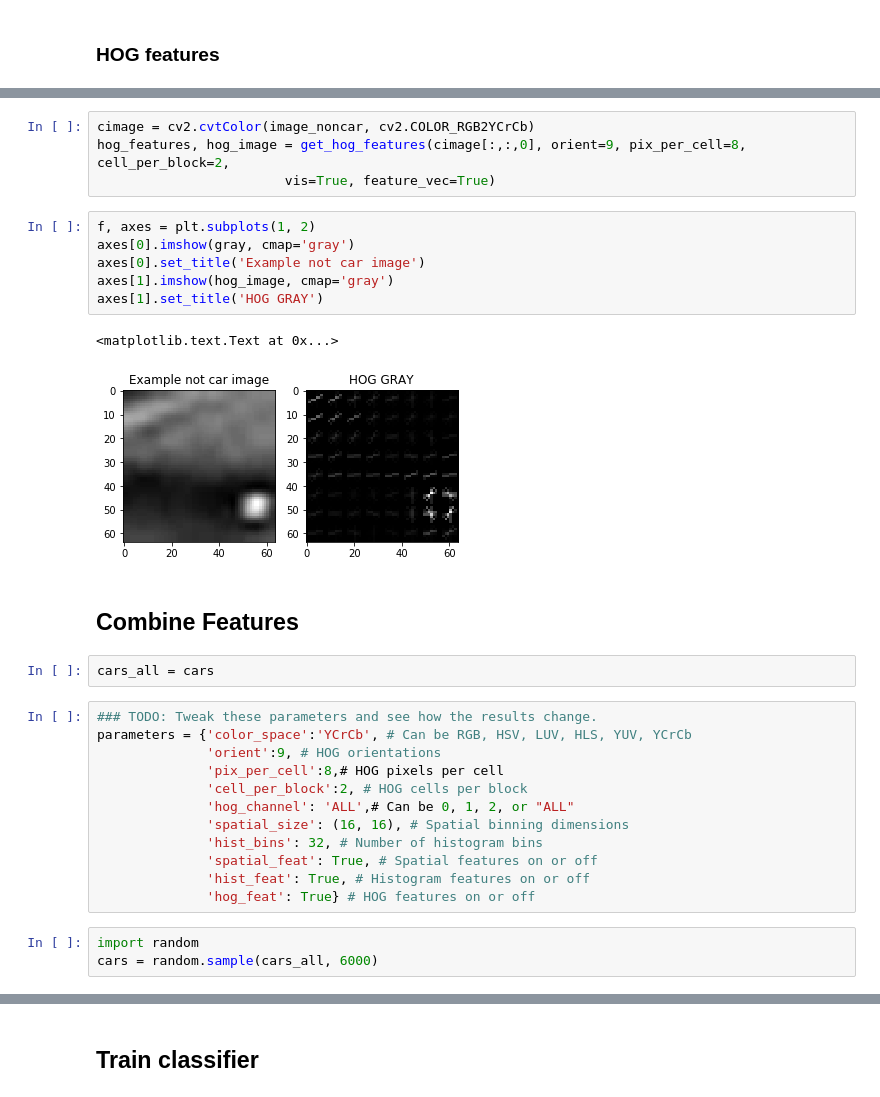
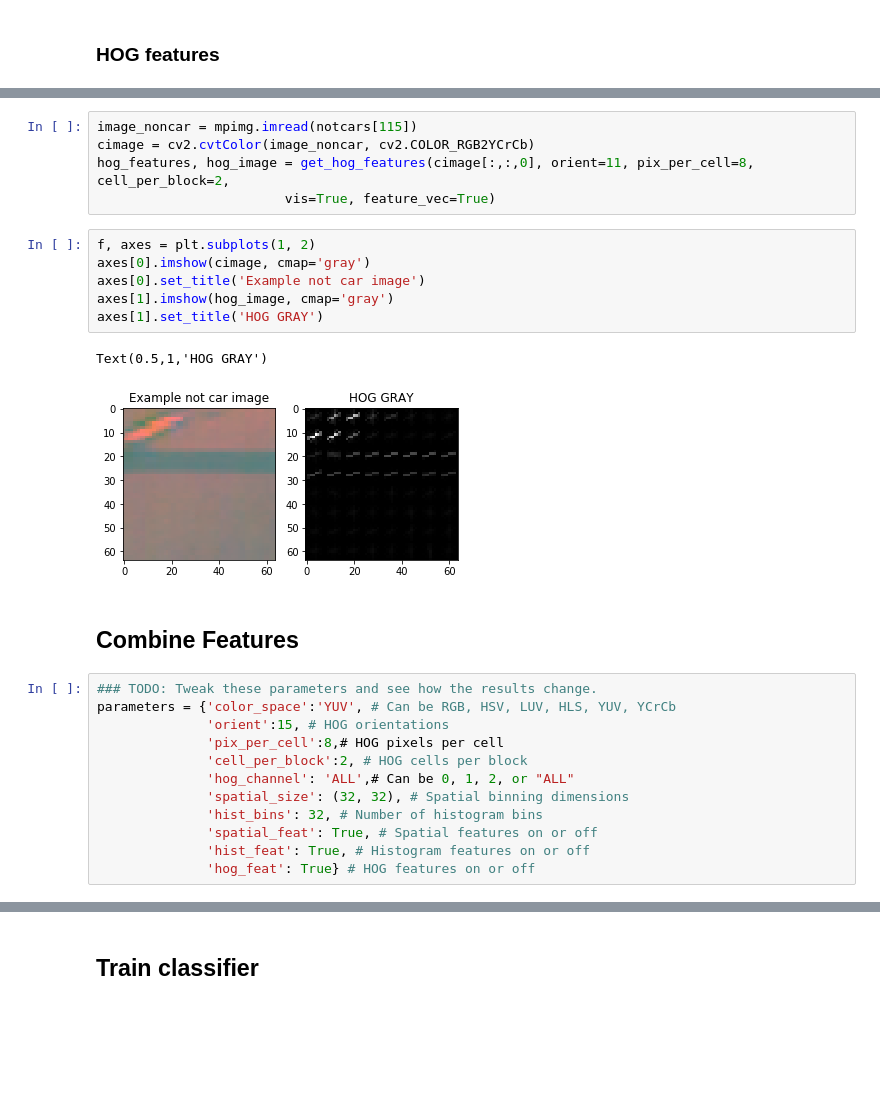
Before and after one commit to shuangxia/self-driving-car-engineer, a Jupyter notebook: P5-submission/vehicles_detection.ipynb, the cells around one changed output, grey strips where cells are left out. Saved outputs shown, nothing was run; the diff lists cells and outputs as text; blank space fills up the shorter version.

```diff
--- a/P5-submission/vehicles_detection.ipynb
+++ b/P5-submission/vehicles_detection.ipynb
@@ -125,34 +124,30 @@ axes[1].set_title('HOG GRAY')
 # %%
+image_noncar = mpimg.imread(notcars[115])
 cimage = cv2.cvtColor(image_noncar, cv2.COLOR_RGB2YCrCb)
-hog_features, hog_image = get_hog_features(cimage[:,:,0], orient=9, pix_per_cell=8, cell_per_block=2,
+hog_features, hog_image = get_hog_features(cimage[:,:,0], orient=11, pix_per_cell=8, cell_per_block=2,
                         vis=True, feature_vec=True)
 # %%
 f, axes = plt.subplots(1, 2)
-axes[0].imshow(gray, cmap='gray')
+axes[0].imshow(cimage, cmap='gray')
 axes[0].set_title('Example not car image')
 axes[1].imshow(hog_image, cmap='gray')
 axes[1].set_title('HOG GRAY')
 # %% [output]
-<matplotlib.text.Text at 0x...>
+Text(0.5,1,'HOG GRAY')
-[figure, old version]
+[figure, new version]
 # %% [markdown]
 ## Combine Features
-# %%
-cars_all = cars
 # %%
 ### TODO: Tweak these parameters and see how the results change.
-parameters = {'color_space':'YCrCb', # Can be RGB, HSV, LUV, HLS, YUV, YCrCb
-              'orient':9, # HOG orientations
+parameters = {'color_space':'YUV', # Can be RGB, HSV, LUV, HLS, YUV, YCrCb
+              'orient':15, # HOG orientations
               'pix_per_cell':8,# HOG pixels per cell
               'cell_per_block':2, # HOG cells per block
               'hog_channel': 'ALL',# Can be 0, 1, 2, or "ALL"
-              'spatial_size': (16, 16), # Spatial binning dimensions
+              'spatial_size': (32, 32), # Spatial binning dimensions
               'hist_bins': 32, # Number of histogram bins
               'spatial_feat': True, # Spatial features on or off
               'hist_feat': True, # Histogram features on or off
               'hog_feat': True} # HOG features on or off
-# %%
-import random
-cars = random.sample(cars_all, 6000)
 # %%
 car_features = extract_features(cars, **parameters)
```
Also changed, not shown: parts of 37 cells of this notebook, 4 other files.
